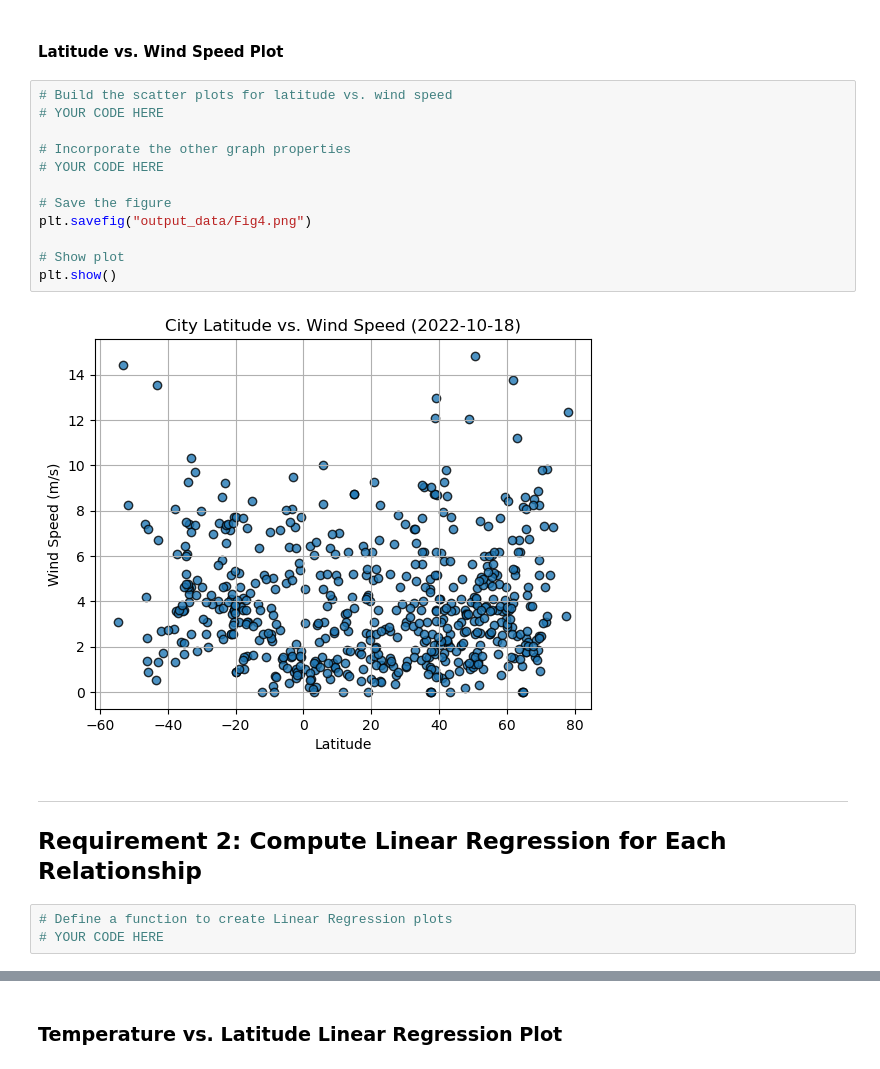
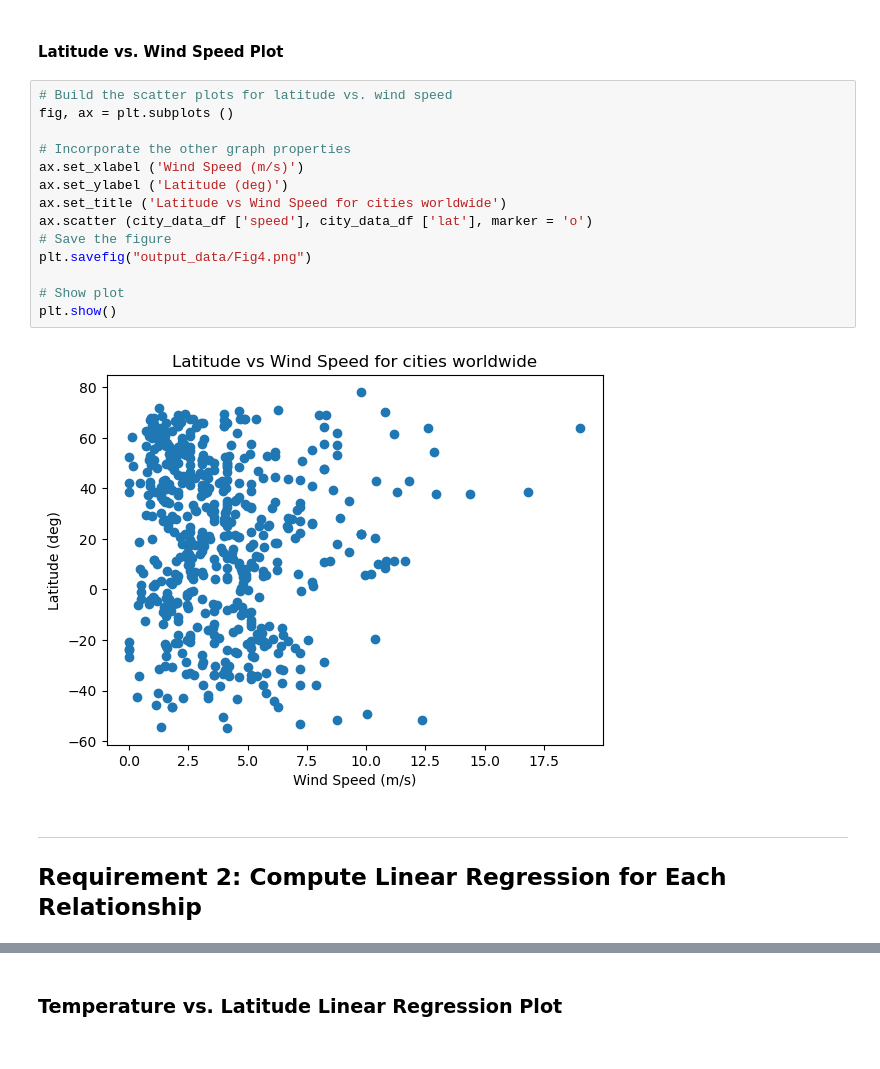
Before and after one commit to Edwardvaughan/python-api-challenge, a Jupyter notebook: WeatherPy.ipynb, the cells around one changed output, grey strips where cells are left out. Drawn from its saved outputs; the diff is of its cells as text.

```diff
--- a/WeatherPy.ipynb
+++ b/WeatherPy.ipynb
@@ -228,22 +275,21 @@ plt.show()
 #### Latitude vs. Wind Speed Plot
 # %%
 # Build the scatter plots for latitude vs. wind speed
-# YOUR CODE HERE
+fig, ax = plt.subplots ()
 
 # Incorporate the other graph properties
-# YOUR CODE HERE
-
+ax.set_xlabel ('Wind Speed (m/s)')
+ax.set_ylabel ('Latitude (deg)')
+ax.set_title ('Latitude vs Wind Speed for cities worldwide')
+ax.scatter (city_data_df ['speed'], city_data_df ['lat'], marker = 'o')
 # Save the figure
 plt.savefig("output_data/Fig4.png")
 
 # Show plot
 plt.show()
 # %% [output]
-[figure, old version]
+[figure, new version]
 # %% [markdown]
 ---
 
 ## Requirement 2: Compute Linear Regression for Each Relationship
-# %%
-# Define a function to create Linear Regression plots
-# YOUR CODE HERE
```
Also changed, not shown: parts of 30 cells of this notebook, 7 other files.
